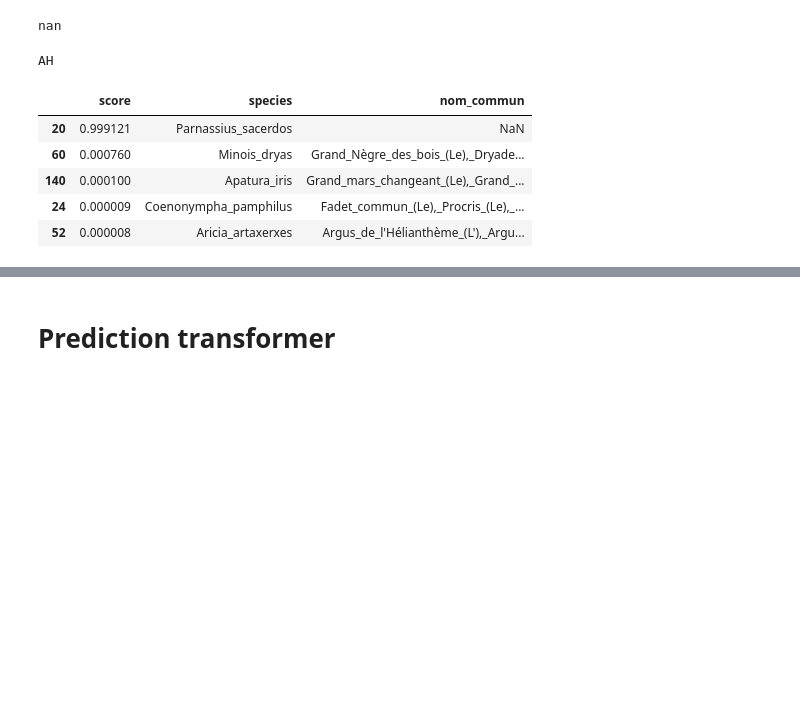
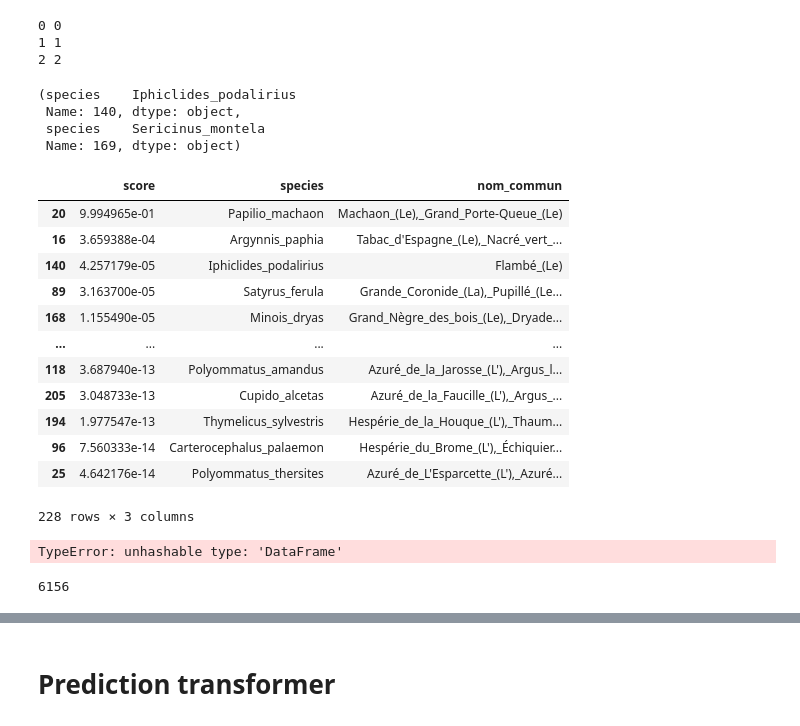
Before and after one commit to Em3line/Butterfly_identification, a Jupyter notebook: notebooks/API_emeline.ipynb, the cells around one changed output, grey strips where cells are left out. Cells and saved outputs as stored; diff of their text form; code cells hidden in the pictures; blank space fills up the shorter version.

```diff
--- a/notebooks/API_emeline.ipynb
+++ b/notebooks/API_emeline.ipynb
@@ -18,2 +19,2 @@ from Butterfly_identification.preprocessbutterfly import get_data, feature_engin
 # %%
-our_model = load_model('../raw_data/Docker/2-RES-STYLE/')
+our_model = load_model('../raw_data/2-VGG-Final/')
@@ -60,18 +27,7 @@ total_sort = table_pred.sort_values(ascending=False, by = 'score').head(5)
-# %%
-total_sort.iloc[0,2]
-# %% [output]
-nan
-# %%
-if total_sort.iloc[0,2] != np.nan:
-    print('AH')
-# %% [output]
-AH
-# %%
-total_sort
-# %% [output]
-|  | score | species | nom_commun |
-| 20 | 0.999121 | Parnassius_sacerdos | NaN |
-| 60 | 0.000760 | Minois_dryas | Grand_Nègre_des_bois_(Le),_Dryade... |
-| 140 | 0.000100 | Apatura_iris | Grand_mars_changeant_(Le),_Grand_... |
-| 24 | 0.000009 | Coenonympha_pamphilus | Fadet_commun_(Le),_Procris_(Le),_... |
-| 52 | 0.000008 | Aricia_artaxerxes | Argus_de_l'Hélianthème_(L'),_Argu... |
+# %%
+for i,j in enumerate (range(3)):
+    print(i,j)
+# %% [output]
+0 0
+1 1
+2 2
@@ -77,0 +40,50 @@ total_sort
+# %%
+assert img.shape[0] == 1
+resultat = pd.DataFrame(our_model.predict(img)).T
+# Load prediction table of species
+infile = open("../raw_data/train_names.pickle",'rb')
+table = pickle.load(infile)
+# merge result and total
+table = pd.DataFrame(table).reset_index(drop = True)
+total = resultat.merge(table, right_index=True, left_index=True)
+total.columns = ['score', 'species']
+#= Créer la table de correspondance avec les noms communs
+table_nom_commun = pd.read_json('../raw_data/Docker/table_commun.json')
+table_nom_commun = table_nom_commun.replace(' ', '_', regex = True)
+table_nom_commun.columns = ['species', 'nom_commun']
+
+# Affiche la table de prédiction
+table_pred = total.merge(table_nom_commun, how = 'left', on = 'species')
+
+total_sort = table_pred.sort_values(ascending=False, by = 'score').head(5)
+# %%
+table.iloc[140,:], table.iloc[169,:]
+# %% [output]
+(species    Iphiclides_podalirius
+ Name: 140, dtype: object,
+ species    Sericinus_montela
+ Name: 169, dtype: object)
+# %%
+table_pred.sort_values(ascending=False, by = 'score')
+# %% [output]
+|  | score | species | nom_commun |
+| 20 | 9.994965e-01 | Papilio_machaon | Machaon_(Le),_Grand_Porte-Queue_(Le) |
+| 16 | 3.659388e-04 | Argynnis_paphia | Tabac_d'Espagne_(Le),_Nacré_vert_... |
+| 140 | 4.257179e-05 | Iphiclides_podalirius | Flambé_(Le) |
+| 89 | 3.163700e-05 | Satyrus_ferula | Grande_Coronide_(La),_Pupillé_(Le... |
+| 168 | 1.155490e-05 | Minois_dryas | Grand_Nègre_des_bois_(Le),_Dryade... |
+| ... | ... | ... | ... |
+| 118 | 3.687940e-13 | Polyommatus_amandus | Azuré_de_la_Jarosse_(L'),_Argus_l... |
+| 205 | 3.048733e-13 | Cupido_alcetas | Azuré_de_la_Faucille_(L'),_Argus_... |
+| 194 | 1.977547e-13 | Thymelicus_sylvestris | Hespérie_de_la_Houque_(L'),_Thaum... |
+| 96 | 7.560333e-14 | Carterocephalus_palaemon | Hespérie_du_Brome_(L'),_Échiquier... |
+| 25 | 4.642176e-14 | Polyommatus_thersites | Azuré_de_L'Esparcette_(L'),_Azuré... |
+228 rows × 3 columns
+# %%
+dico = {total_sort}
+# %% [output]
+TypeError: unhashable type: 'DataFrame'
+# %%
+228*27
+# %% [output]
+6156
```
Also changed, not shown: parts of 20 cells of this notebook, 3 other files.
